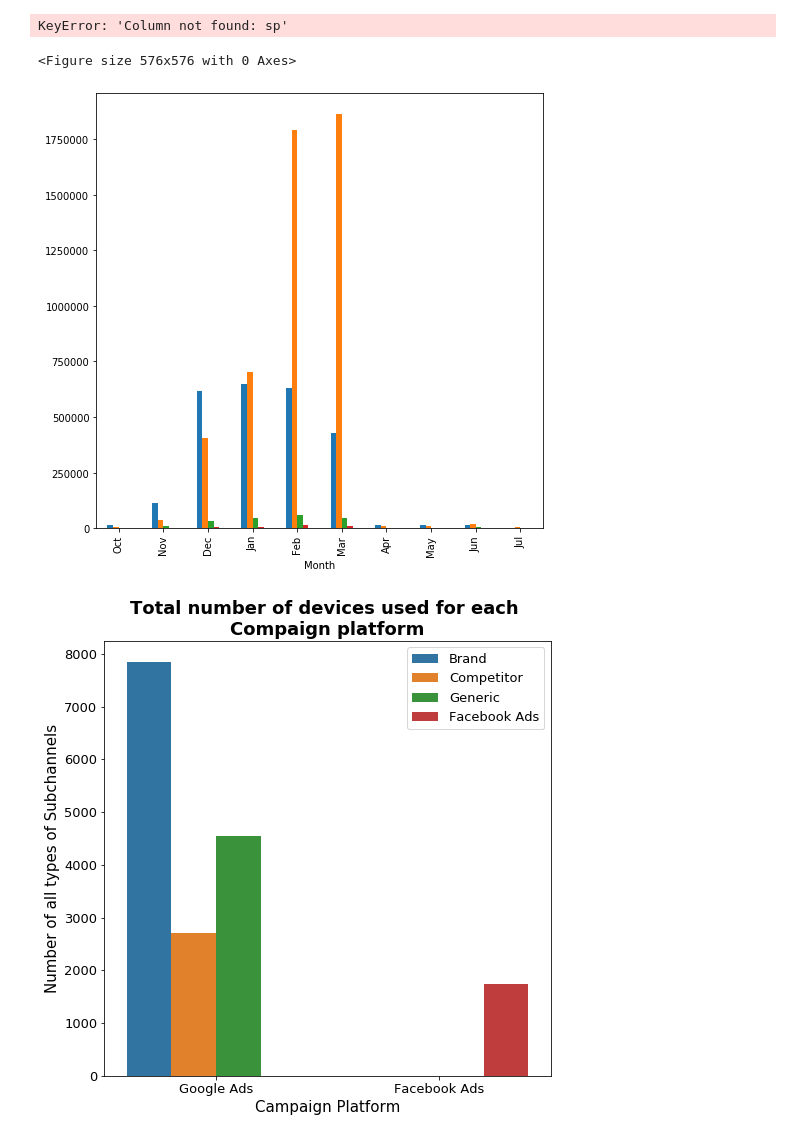
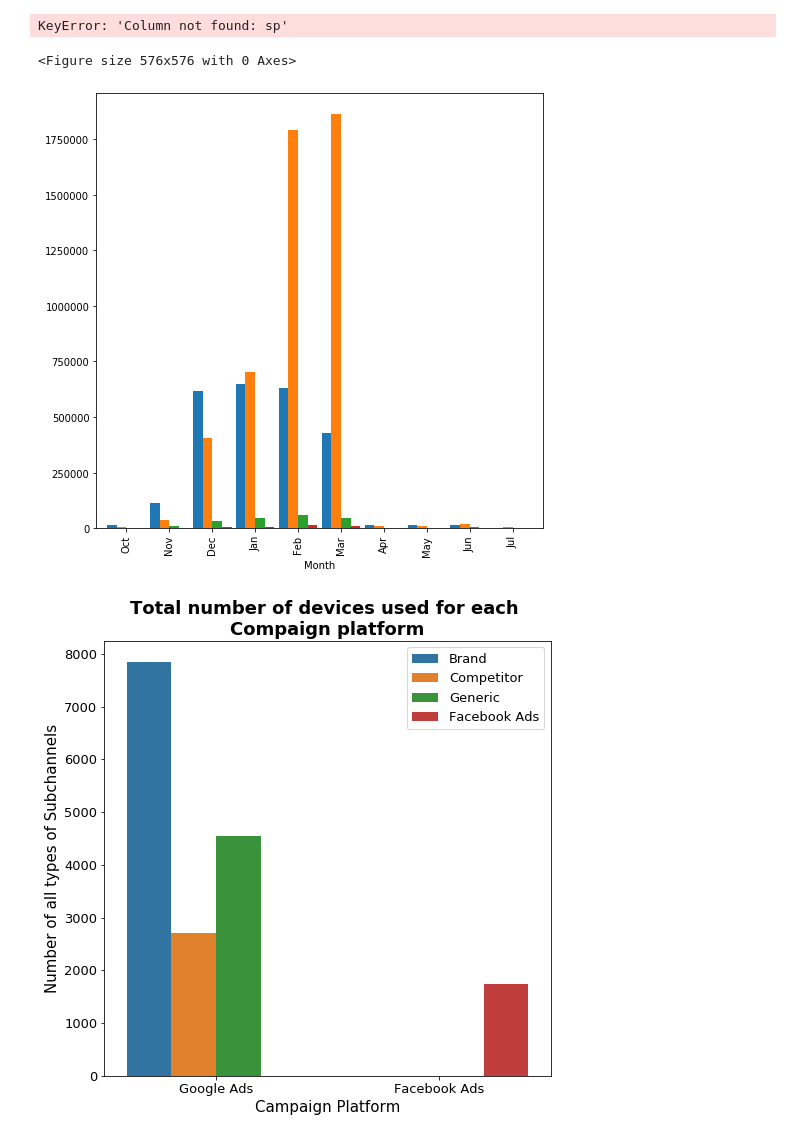
Before and after one commit to dheeraj-2000/Temp_prediction, a Jupyter notebook: Eda.ipynb, the cells around one changed output. Cells and saved outputs as stored; diff of their text form; code cells hidden in the pictures.

```diff
--- a/Eda.ipynb
+++ b/Eda.ipynb
@@ -170,13 +170,13 @@ KeyError: 'Column not found: sp'
 # %%
 
 fig=plt.figure(figsize=(8,8))
 tbl = df.groupby(pd.Grouper(key='Date', freq='1M')).sum()
 
 tbl.set_index(tbl.index.month_name().rename('Month').map(lambda tt: tt[:3]), inplace=True)
-tbl.plot.bar(legend=False, figsize=(8,8));
+tbl.plot.bar(legend=False, figsize=(8,8), width=0.9);
 # %% [output]
 <Figure size 576x576 with 0 Axes>
-[figure, old version]
+[figure, new version]
 # %%
 fig=plt.figure(figsize=(8,8))
 sns.countplot(df['campaign_platform'], hue=df['subchannel'])
```
